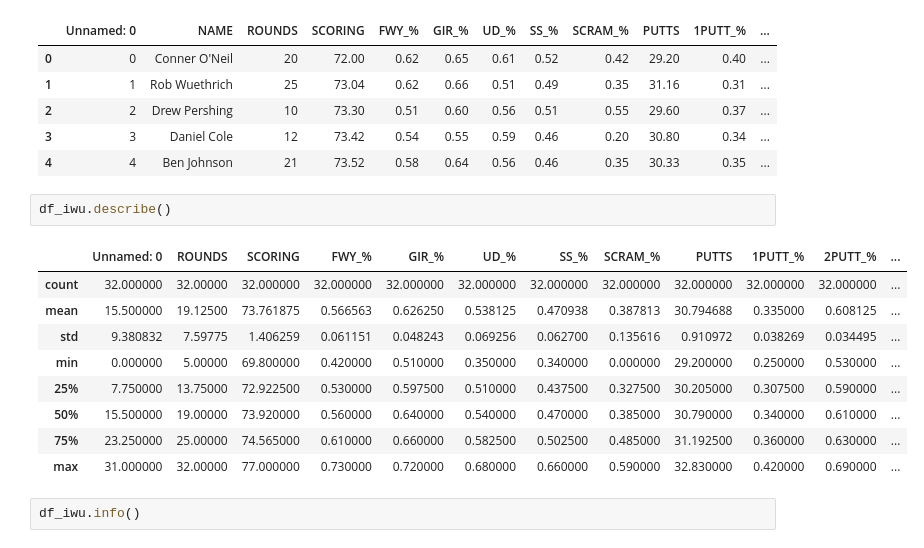
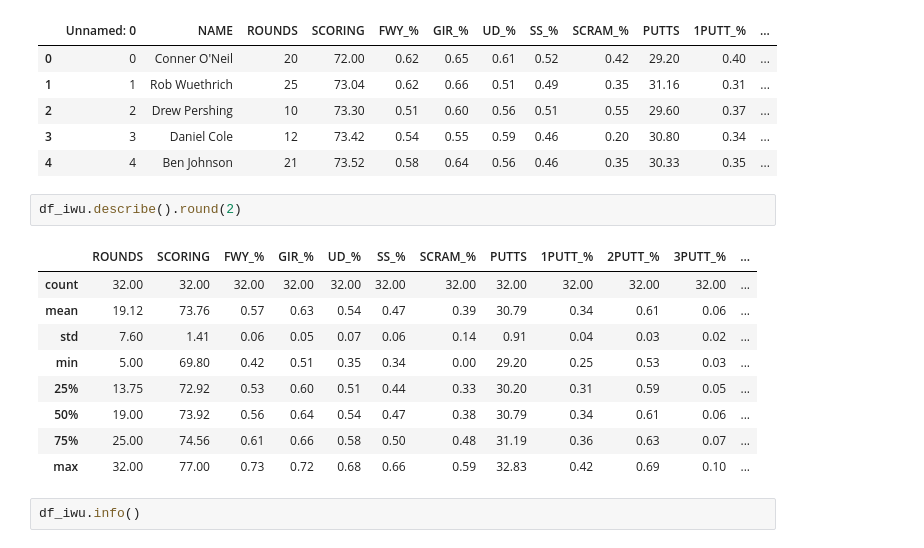
Before and after one commit to jonathannocek/pga-data-analysis, a Jupyter notebook: pga_data_analysis.ipynb, the cells around one changed output. Drawn from its saved outputs; the diff is of its cells as text.

```diff
--- a/pga_data_analysis.ipynb
+++ b/pga_data_analysis.ipynb
@@ -161,17 +161,17 @@ df_iwu.head(5)
 | 3 | 3 | Daniel Cole | 12 | 73.42 | 0.54 | 0.55 | 0.59 | 0.46 | 0.20 | 30.80 | 0.34 | ... |
 | 4 | 4 | Ben Johnson | 21 | 73.52 | 0.58 | 0.64 | 0.56 | 0.46 | 0.35 | 30.33 | 0.35 | ... |
 # %%
-df_iwu.describe()
+df_iwu.describe().round(2)
 # %% [output]
-|  | Unnamed: 0 | ROUNDS | SCORING | FWY_% | GIR_% | UD_% | SS_% | SCRAM_% | PUTTS | 1PUTT_% | 2PUTT_% | ... |
-| count | 32.000000 | 32.00000 | 32.000000 | 32.000000 | 32.000000 | 32.000000 | 32.000000 | 32.000000 | 32.000000 | 32.000000 | 32.000000 | ... |
-| mean | 15.500000 | 19.12500 | 73.761875 | 0.566563 | 0.626250 | 0.538125 | 0.470938 | 0.387813 | 30.794688 | 0.335000 | 0.608125 | ... |
-| std | 9.380832 | 7.59775 | 1.406259 | 0.061151 | 0.048243 | 0.069256 | 0.062700 | 0.135616 | 0.910972 | 0.038269 | 0.034495 | ... |
-| min | 0.000000 | 5.00000 | 69.800000 | 0.420000 | 0.510000 | 0.350000 | 0.340000 | 0.000000 | 29.200000 | 0.250000 | 0.530000 | ... |
-| 25% | 7.750000 | 13.75000 | 72.922500 | 0.530000 | 0.597500 | 0.510000 | 0.437500 | 0.327500 | 30.205000 | 0.307500 | 0.590000 | ... |
-| 50% | 15.500000 | 19.00000 | 73.920000 | 0.560000 | 0.640000 | 0.540000 | 0.470000 | 0.385000 | 30.790000 | 0.340000 | 0.610000 | ... |
-| 75% | 23.250000 | 25.00000 | 74.565000 | 0.610000 | 0.660000 | 0.582500 | 0.502500 | 0.485000 | 31.192500 | 0.360000 | 0.630000 | ... |
-| max | 31.000000 | 32.00000 | 77.000000 | 0.730000 | 0.720000 | 0.680000 | 0.660000 | 0.590000 | 32.830000 | 0.420000 | 0.690000 | ... |
+|  | ROUNDS | SCORING | FWY_% | GIR_% | UD_% | SS_% | SCRAM_% | PUTTS | 1PUTT_% | 2PUTT_% | 3PUTT_% | ... |
+| count | 32.00 | 32.00 | 32.00 | 32.00 | 32.00 | 32.00 | 32.00 | 32.00 | 32.00 | 32.00 | 32.00 | ... |
+| mean | 19.12 | 73.76 | 0.57 | 0.63 | 0.54 | 0.47 | 0.39 | 30.79 | 0.34 | 0.61 | 0.06 | ... |
+| std | 7.60 | 1.41 | 0.06 | 0.05 | 0.07 | 0.06 | 0.14 | 0.91 | 0.04 | 0.03 | 0.02 | ... |
+| min | 5.00 | 69.80 | 0.42 | 0.51 | 0.35 | 0.34 | 0.00 | 29.20 | 0.25 | 0.53 | 0.03 | ... |
+| 25% | 13.75 | 72.92 | 0.53 | 0.60 | 0.51 | 0.44 | 0.33 | 30.20 | 0.31 | 0.59 | 0.05 | ... |
+| 50% | 19.00 | 73.92 | 0.56 | 0.64 | 0.54 | 0.47 | 0.38 | 30.79 | 0.34 | 0.61 | 0.06 | ... |
+| 75% | 25.00 | 74.56 | 0.61 | 0.66 | 0.58 | 0.50 | 0.48 | 31.19 | 0.36 | 0.63 | 0.07 | ... |
+| max | 32.00 | 77.00 | 0.73 | 0.72 | 0.68 | 0.66 | 0.59 | 32.83 | 0.42 | 0.69 | 0.10 | ... |
 # %%
 df_iwu.info()
 # %% [output]
```
